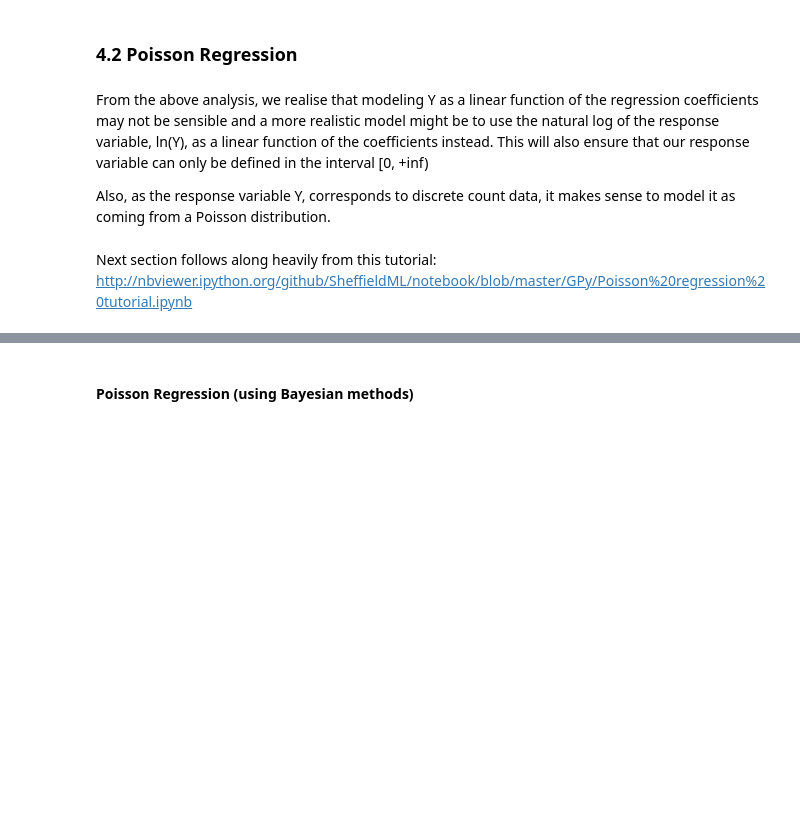
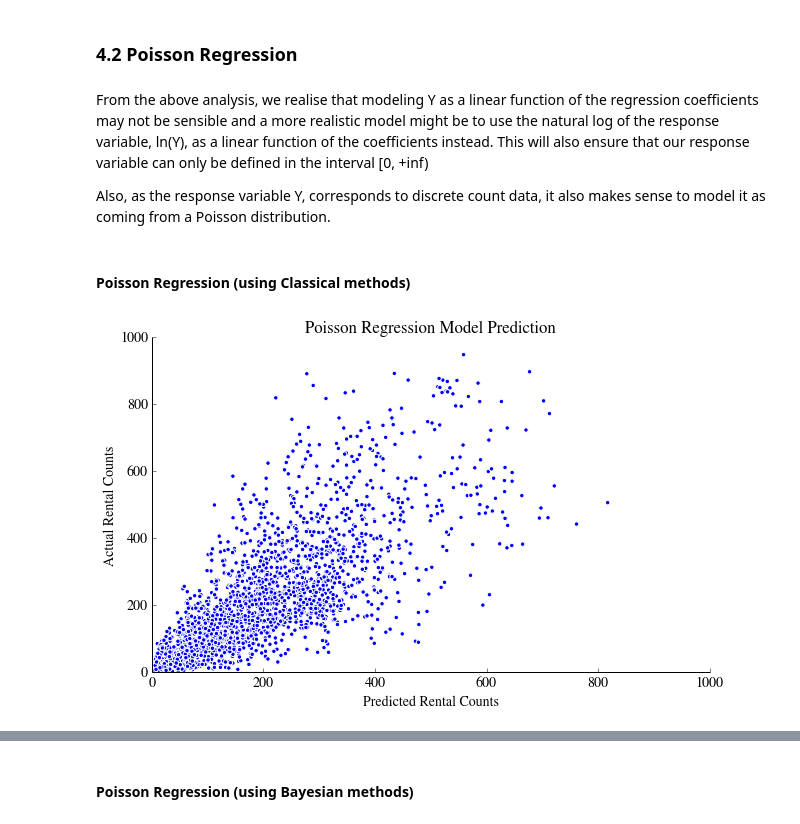
Before and after one commit to fraser-campbell/Machine-Learning-Projects, a Jupyter notebook: Bike Sharing/Bike Sharing.ipynb, the cells around one changed output, grey strips where cells are left out. Drawn from its saved outputs; the diff is of its cells as text; code cells hidden in the pictures; blank space fills up the shorter version.

```diff
--- a/Bike Sharing/Bike Sharing.ipynb
+++ b/Bike Sharing/Bike Sharing.ipynb
@@ -462,7 +461,48 @@ remove_border()
 From the above analysis, we realise that modeling Y as a linear function of the regression coefficients may not be sensible and a more realistic model might be to use the natural log of the response variable, ln(Y), as a linear function of the coefficients instead.
 This will also ensure that our response variable can only be defined in the interval [0, +inf)
 
-Also, as the response variable Y, corresponds to discrete count data, it makes sense to model it as coming from a Poisson distribution.
+Also, as the response variable Y, corresponds to discrete count data, it also makes sense to model it as coming from a Poisson distribution.
-# %% [markdown]
-Next section follows along heavily from this tutorial:
-http://nbviewer.ipython.org/github/SheffieldML/notebook/blob/master/GPy/Poisson%20regression%20tutorial.ipynb
+# %% [markdown]
+#### Poisson Regression (using Classical methods)
+# %%
+finalDF_mod = finalDF
+#Build the first model using total count as a label so convert the count column to log counts
+#Note: it is ok to just directly convert to log(y) as min(y) is 1 and not 0 in the 'count' column
+finalDF_mod['log_count'] = finalDF['count'].map(lambda x: np.log(x))
+#Remove the count, the registered counts and the causal counts columns
+finalDF_mod = finalDF.drop('count', 1)
+finalDF_mod = finalDF_mod.drop('registered', 1)
+finalDF_mod = finalDF_mod.drop('casual', 1)
+
+finalDF_mod.head()
+# %%
+x_data = finalDF_mod.drop('log_count', 1)
+print x_data.shape
+y_data = finalDF_mod['log_count']
+
+xtrain, xtest, ytrain, ytest = train_test_split(x_data, y_data)
+clf = LinearRegression()
+clf.fit(xtrain, ytrain)
+
+def rmsele(actual, pred):
+    """
+    Given a column of predictions and a column of actuals, calculate the RMSELE
+    """
+    squared_errors = (np.log(pred + 1) - np.log(actual + 1)) ** 2
+    mean_squared = np.sum(squared_errors) / len(squared_errors)
+    return np.sqrt(mean_squared)
+
+#Root Mean Squared Logarithmic Error (RMSLE)
+print "Root Mean Squared Logarithmic Error: ", rmsele(np.exp(clf.predict(xtest)), np.exp(ytest))
+print "Training accuracy: %0.2f%%" % (100*clf.score(xtrain, ytrain))
+print "Test accuracy: %0.2f%%" % (100*clf.score(xtest, ytest)) + "\n"
+# %%
+plt.scatter(np.exp(clf.predict(xtest)), np.exp(ytest))
+plt.title("Poisson Regression Model Prediction")
+plt.ylabel("Actual Rental Counts")
+plt.xlabel("Predicted Rental Counts")
+plt.xlim(0, 1000)
+plt.ylim(0, 1000)
+remove_border()
+# %% [output]
+[figure, added]
```
Also changed, not shown: parts of 34 cells of this notebook.
